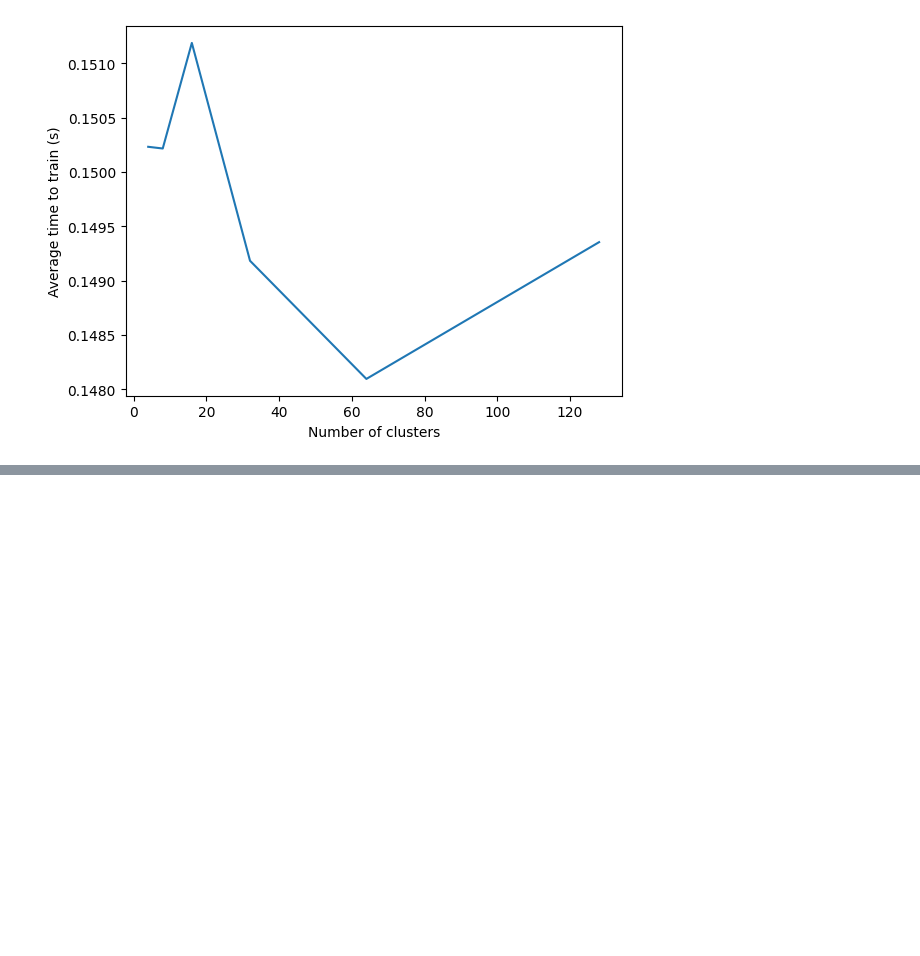
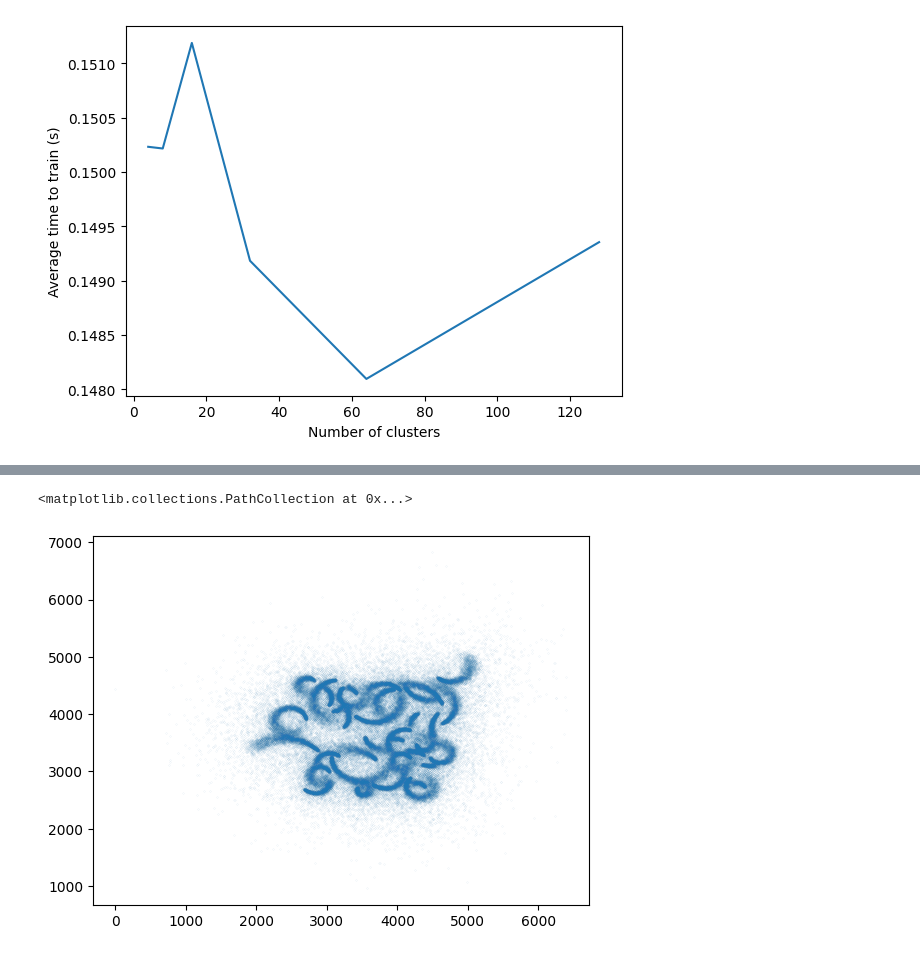
Before and after one commit to mk43v3r/SC4020-Data-Analytics, a Jupyter notebook: HDBSCAN.ipynb, the cells around one changed output, grey strips where cells are left out. Saved outputs shown, nothing was run; the diff lists cells and outputs as text; code cells hidden in the pictures; blank space fills up the shorter version.

```diff
--- a/HDBSCAN.ipynb
+++ b/HDBSCAN.ipynb
@@ -193,0 +236,6 @@ plt.plot(cluster_counts, cc_average_times)
+# %%
+# Reduce the size of the points
+plt.scatter(xs, ys, s=0.001)
+# %% [output]
+<matplotlib.collections.PathCollection at 0x...>
+[figure, added]
```
Also changed, not shown: parts of 32 cells of this notebook, 1 other file.
